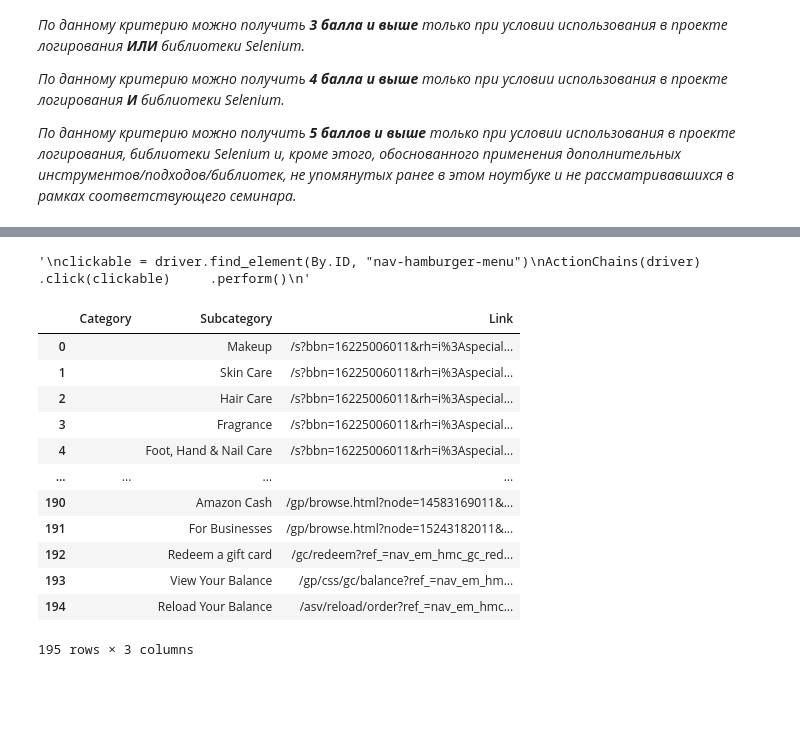
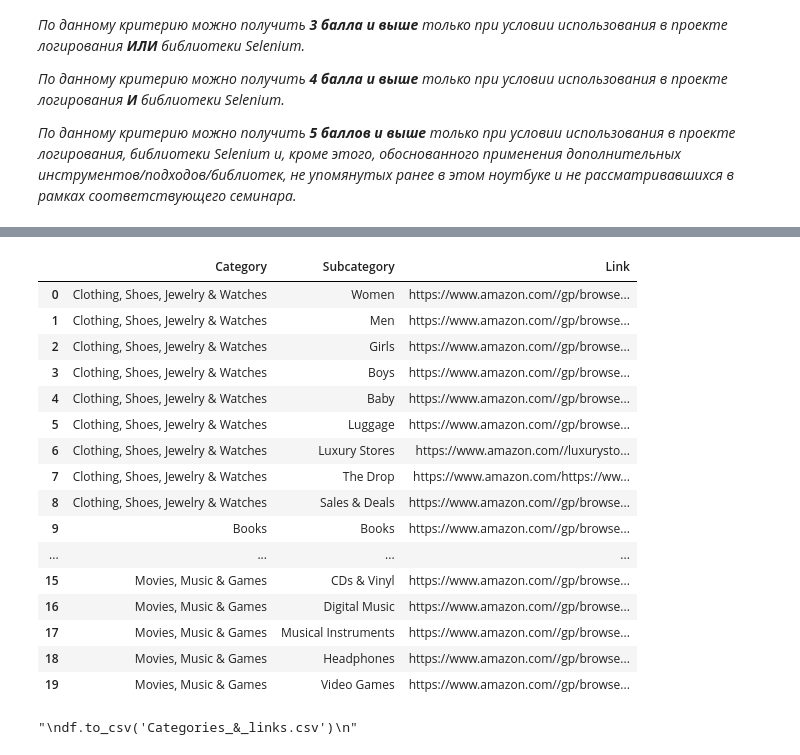
Before and after one commit to MAYBEVI4ER/GP_2, a Jupyter notebook: GP 2 - Scraping & API.ipynb, the cells around one changed output, grey strips where cells are left out. Saved outputs shown, nothing was run; the diff lists cells and outputs as text; code cells hidden in the pictures; blank space fills up the shorter version.

Commit message:
Added captcha pass and changeing delivery destination to New York. Also added code to get all needed categories with their links without the useless ones

```diff
--- a/GP 2 - Scraping & API.ipynb
+++ b/GP 2 - Scraping & API.ipynb
@@ -264,34 +339,49 @@ df = pd.DataFrame({'Category': [], 'Subcategory': [], 'Link': []})
 
 for i in soup.find_all("ul", {'class': "hmenu hmenu-translateX-right"}):
     if int(i['data-menu-id']) > 11 and int(i['data-menu-id']) < 29:
-        for j in i.find_all('a'):
-            if j.text != 'main menu':
-                df.loc[len(df)] = ['', j.text, j['href']]
-
-
-'''
-clickable = driver.find_element(By.ID, "nav-hamburger-menu")
-ActionChains(driver) \
-    .click(clickable) \
-    .perform()
-'''
+        categ = i.find_all('div')[1].text
+        if 'Whole Foods' in categ or 'Amazon' in categ or 'More to Explore' in categ:
+            continue
+        flag = False
+        for j in i.find_all('li'):
+            try:
+                if int(j.find('div')['aria-level']) == 6:
+                    if flag:
+                        break
+                    flag = True
+            except:
+                pass
+            try:
+                k = j.find('a')
+                if k.text != 'main menu' and 'Amazon' not in k.text:
+                    df.loc[len(df)] = [categ, k.text, url + k['href']]
+            except:
+                pass
-# %% [output]
-'\nclickable = driver.find_element(By.ID, "nav-hamburger-menu")\nActionChains(driver)     .click(clickable)     .perform()\n'
 # %%
-df
+df.head(20)
 # %% [output]
 |  | Category | Subcategory | Link |
-| 0 |  | Makeup | /s?bbn=16225006011&rh=i%3Aspecial... |
-| 1 |  | Skin Care | /s?bbn=16225006011&rh=i%3Aspecial... |
-| 2 |  | Hair Care | /s?bbn=16225006011&rh=i%3Aspecial... |
-| 3 |  | Fragrance | /s?bbn=16225006011&rh=i%3Aspecial... |
-| 4 |  | Foot, Hand & Nail Care | /s?bbn=16225006011&rh=i%3Aspecial... |
+| 0 | Clothing, Shoes, Jewelry & Watches | Women | https://www.amazon.com//gp/browse... |
+| 1 | Clothing, Shoes, Jewelry & Watches | Men | https://www.amazon.com//gp/browse... |
+| 2 | Clothing, Shoes, Jewelry & Watches | Girls | https://www.amazon.com//gp/browse... |
+| 3 | Clothing, Shoes, Jewelry & Watches | Boys | https://www.amazon.com//gp/browse... |
+| 4 | Clothing, Shoes, Jewelry & Watches | Baby | https://www.amazon.com//gp/browse... |
+| 5 | Clothing, Shoes, Jewelry & Watches | Luggage | https://www.amazon.com//gp/browse... |
+| 6 | Clothing, Shoes, Jewelry & Watches | Luxury Stores | https://www.amazon.com//luxurysto... |
+| 7 | Clothing, Shoes, Jewelry & Watches | The Drop | https://www.amazon.com/https://ww... |
+| 8 | Clothing, Shoes, Jewelry & Watches | Sales & Deals | https://www.amazon.com//gp/browse... |
+| 9 | Books | Books | https://www.amazon.com//gp/browse... |
 | ... | ... | ... | ... |
-| 190 |  | Amazon Cash | /gp/browse.html?node=14583169011&... |
-| 191 |  | For Businesses | /gp/browse.html?node=15243182011&... |
-| 192 |  | Redeem a gift card | /gc/redeem?ref_=nav_em_hmc_gc_red... |
-| 193 |  | View Your Balance | /gp/css/gc/balance?ref_=nav_em_hm... |
-| 194 |  | Reload Your Balance | /asv/reload/order?ref_=nav_em_hmc... |
+| 15 | Movies, Music & Games | CDs & Vinyl | https://www.amazon.com//gp/browse... |
+| 16 | Movies, Music & Games | Digital Music | https://www.amazon.com//gp/browse... |
+| 17 | Movies, Music & Games | Musical Instruments | https://www.amazon.com//gp/browse... |
+| 18 | Movies, Music & Games | Headphones | https://www.amazon.com//gp/browse... |
+| 19 | Movies, Music & Games | Video Games | https://www.amazon.com//gp/browse... |
-195 rows × 3 columns
 # %%
 driver.quit()
+# %%
+'''
+df.to_csv('Categories_&_links.csv')
+'''
+# %% [output]
+"\ndf.to_csv('Categories_&_links.csv')\n"
```
Also changed, not shown: parts of 10 cells of this notebook.
